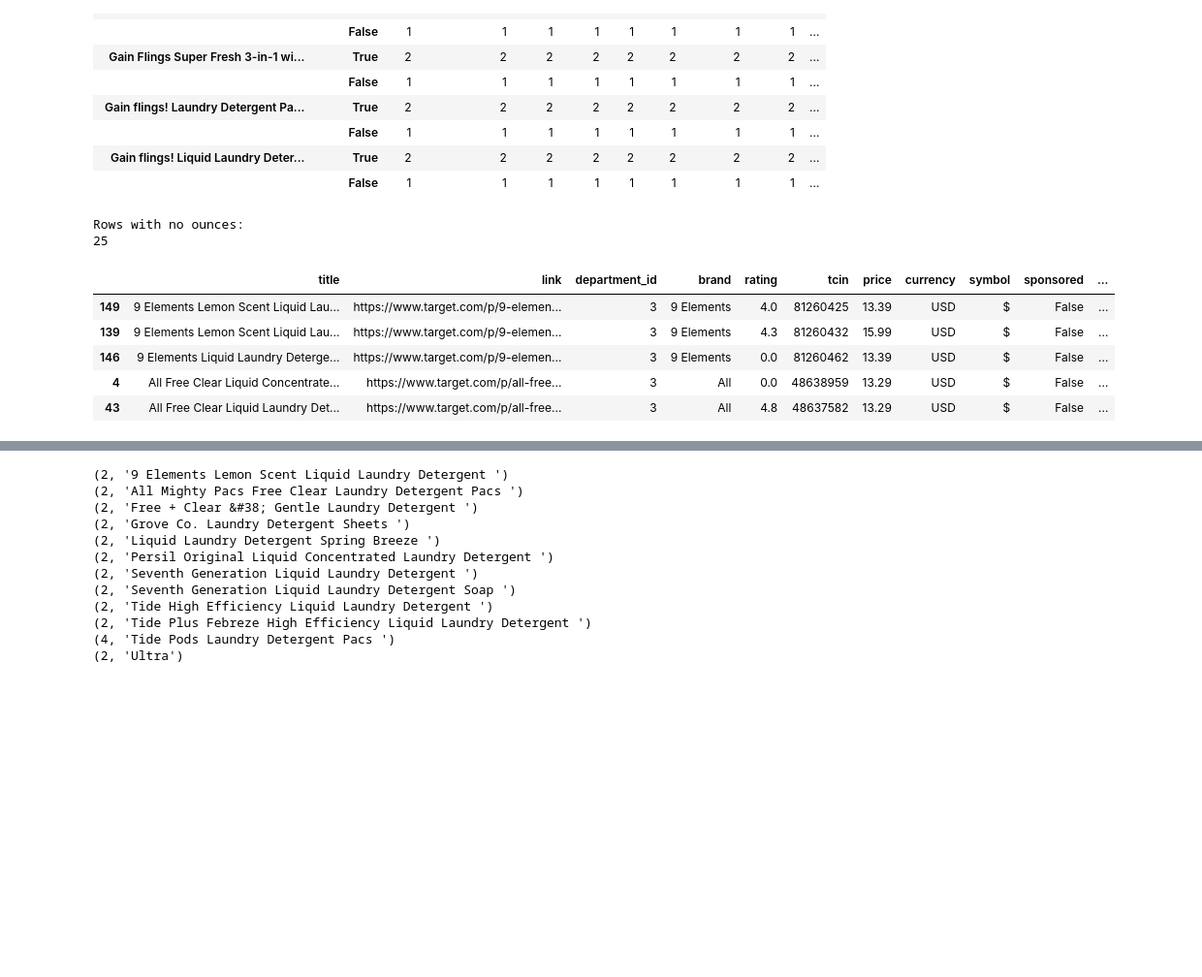
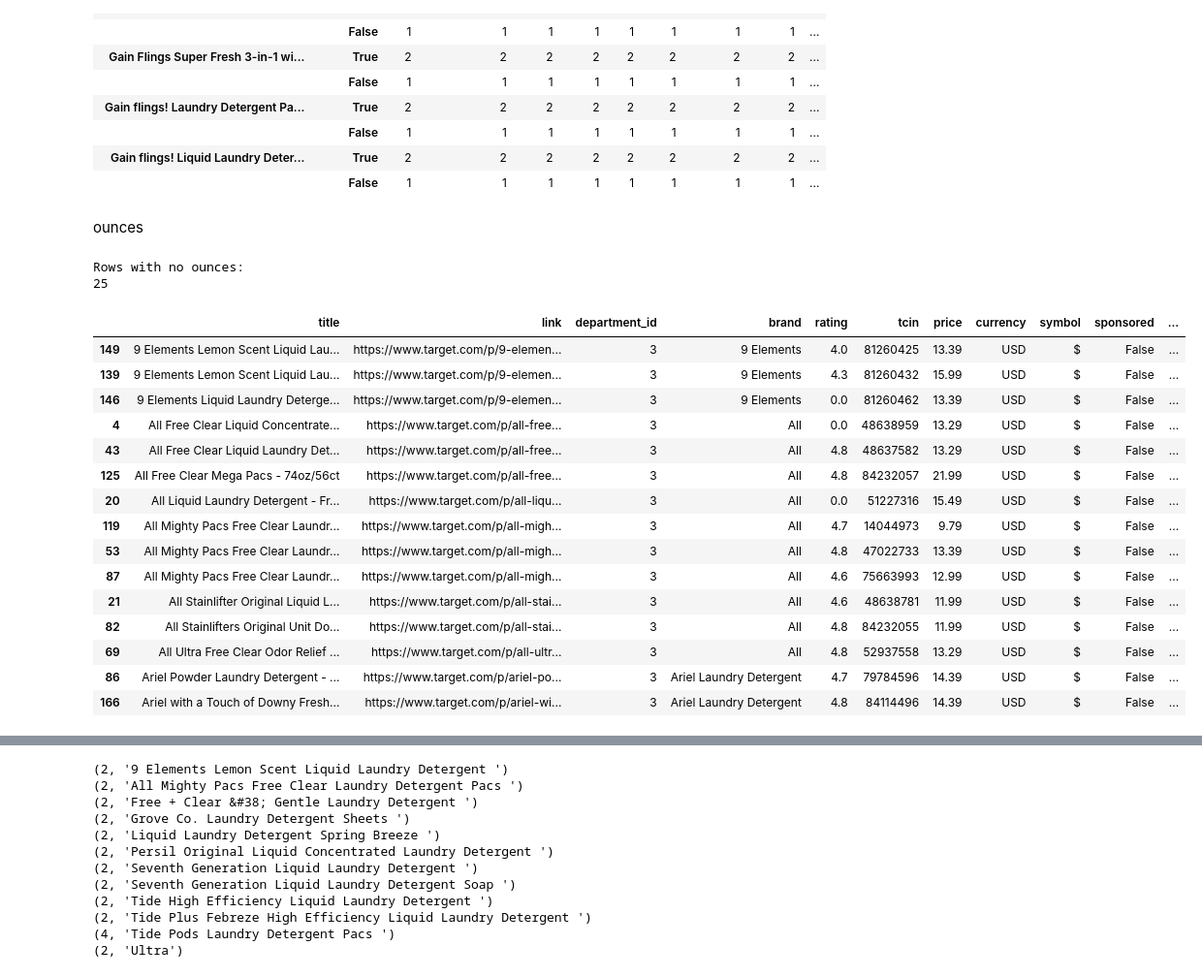
Before and after one commit to Annaolivia5/Target-price-analysis, a Jupyter notebook: Search_data_collection.ipynb, the cells around one changed output, grey strips where cells are left out. Shown at 97% size. Drawn from its saved outputs; the diff is of its cells as text; code cells hidden in the pictures; blank space fills up the shorter version.

```diff
--- a/Search_data_collection.ipynb
+++ b/Search_data_collection.ipynb
@@ -238,6 +238,8 @@ price_x_product_df2.groupby(by=['title', 'sponsored']).count()
 # all the sponsored rows are duplicates, so drop them
 price_x_product_df = price_x_product_df.loc[price_x_product_df['sponsored'] != True]
 price_x_product_df = price_x_product_df.sort_values('title')
+# %% [markdown]
+ounces
 # %%
 temp =[]
 primary_title = []
@@ -255,31 +257,41 @@ no_size = 0
 for t in temp:
 
     primary_title.append(t[0])
 
     size = ''
 
     for x in t:
 
         if re.search('oz', x):
             size = x
 
     if size == '':
         no_size += 1
 
     ounces.append(size)
 print('Rows with no ounces:')
 print(no_size)
 
 # add these lists to the search results df
 price_x_product_df['primary_title'] = primary_title
 price_x_product_df['ounces'] = ounces
-price_x_product_df.head()
+price_x_product_df.head(15)
 # %% [output]
 Rows with no ounces:
 25
 |  | title | link | department_id | brand | rating | tcin | price | currency | symbol | sponsored | ... |
 | 149 | 9 Elements Lemon Scent Liquid Lau... | https://www.target.com/p/9-elemen... | 3 | 9 Elements | 4.0 | 81260425 | 13.39 | USD | $ | False | ... |
 | 139 | 9 Elements Lemon Scent Liquid Lau... | https://www.target.com/p/9-elemen... | 3 | 9 Elements | 4.3 | 81260432 | 15.99 | USD | $ | False | ... |
 | 146 | 9 Elements Liquid Laundry Deterge... | https://www.target.com/p/9-elemen... | 3 | 9 Elements | 0.0 | 81260462 | 13.39 | USD | $ | False | ... |
 | 4 | All Free Clear Liquid Concentrate... | https://www.target.com/p/all-free... | 3 | All | 0.0 | 48638959 | 13.29 | USD | $ | False | ... |
 | 43 | All Free Clear Liquid Laundry Det... | https://www.target.com/p/all-free... | 3 | All | 4.8 | 48637582 | 13.29 | USD | $ | False | ... |
+| 125 | All Free Clear Mega Pacs - 74oz/56ct | https://www.target.com/p/all-free... | 3 | All | 4.8 | 84232057 | 21.99 | USD | $ | False | ... |
+| 20 | All Liquid Laundry Detergent - Fr... | https://www.target.com/p/all-liqu... | 3 | All | 0.0 | 51227316 | 15.49 | USD | $ | False | ... |
+| 119 | All Mighty Pacs Free Clear Laundr... | https://www.target.com/p/all-migh... | 3 | All | 4.7 | 14044973 | 9.79 | USD | $ | False | ... |
+| 53 | All Mighty Pacs Free Clear Laundr... | https://www.target.com/p/all-migh... | 3 | All | 4.8 | 47022733 | 13.39 | USD | $ | False | ... |
+| 87 | All Mighty Pacs Free Clear Laundr... | https://www.target.com/p/all-migh... | 3 | All | 4.6 | 75663993 | 12.99 | USD | $ | False | ... |
+| 21 | All Stainlifter Original Liquid L... | https://www.target.com/p/all-stai... | 3 | All | 4.6 | 48638781 | 11.99 | USD | $ | False | ... |
+| 82 | All Stainlifters Original Unit Do... | https://www.target.com/p/all-stai... | 3 | All | 4.8 | 84232055 | 11.99 | USD | $ | False | ... |
+| 69 | All Ultra Free Clear Odor Relief ... | https://www.target.com/p/all-ultr... | 3 | All | 4.8 | 52937558 | 13.29 | USD | $ | False | ... |
+| 86 | Ariel Powder Laundry Detergent - ... | https://www.target.com/p/ariel-po... | 3 | Ariel Laundry Detergent | 4.7 | 79784596 | 14.39 | USD | $ | False | ... |
+| 166 | Ariel with a Touch of Downy Fresh... | https://www.target.com/p/ariel-wi... | 3 | Ariel Laundry Detergent | 4.8 | 84114496 | 14.39 | USD | $ | False | ... |
```
Also changed, not shown: parts of 4 cells of this notebook, 2 other files.
